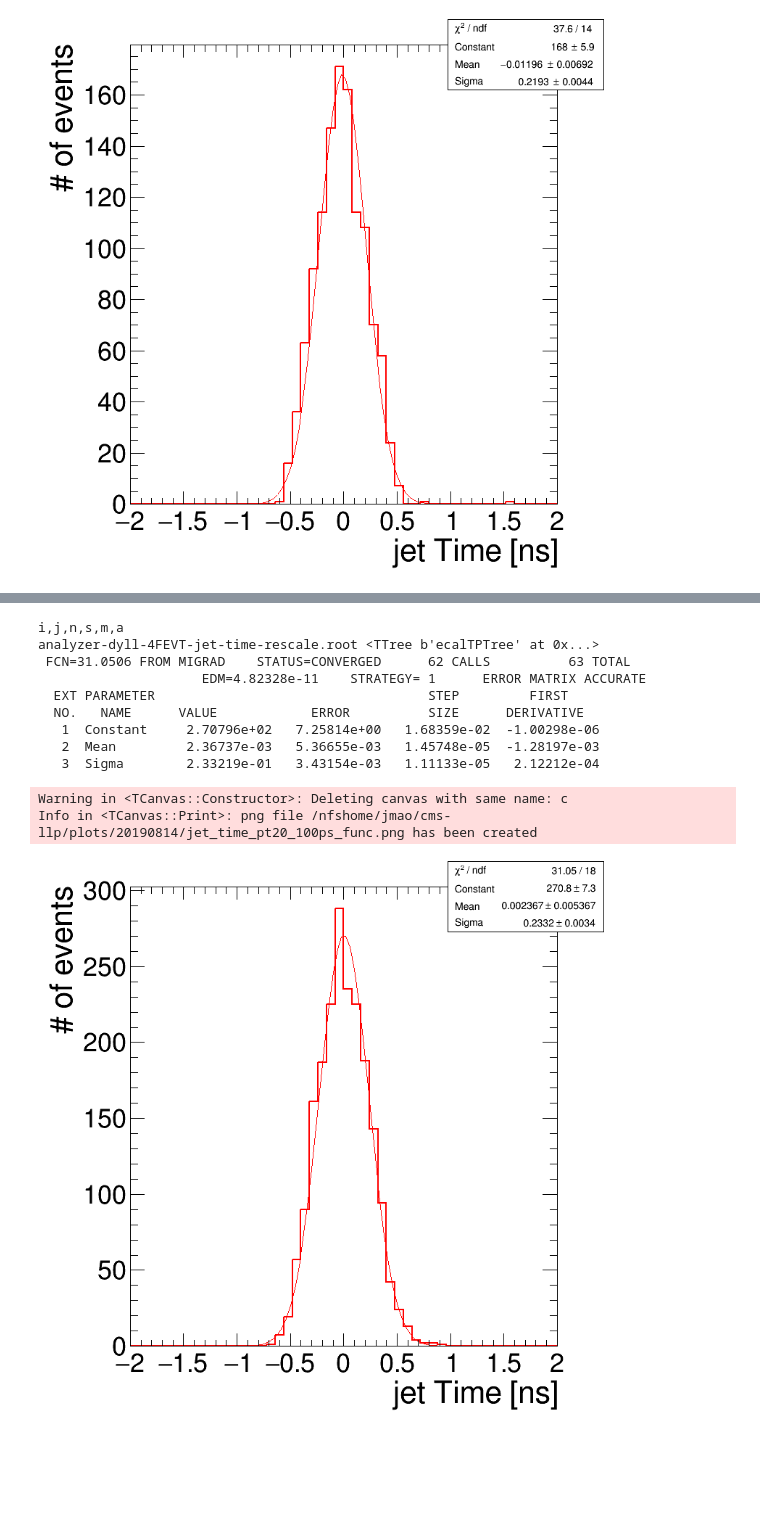
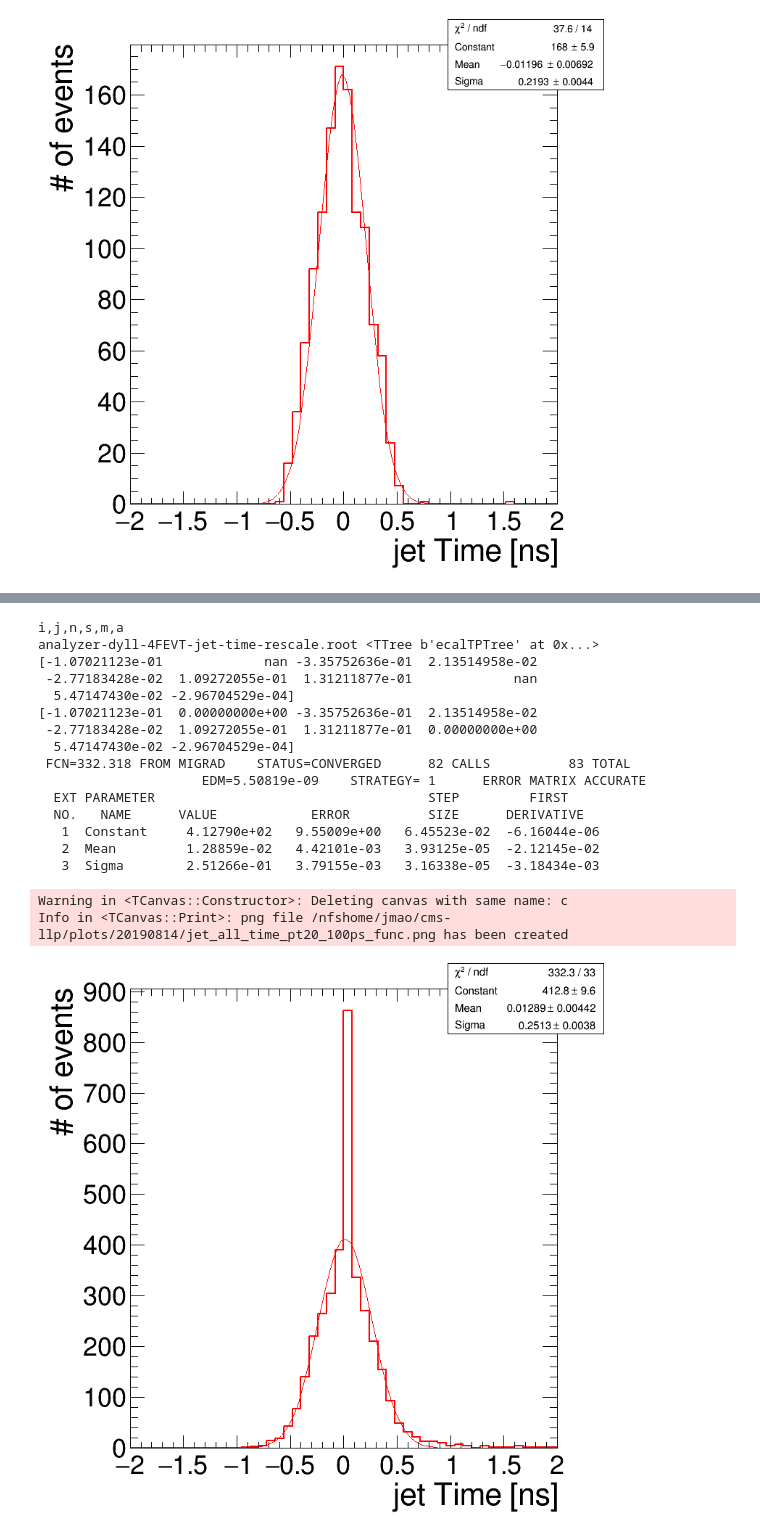
Before and after one commit to cms-lpc-llp/delayed_jet_analyzer, a Jupyter notebook: plot_scripts/ecal_timing/l1_tp/RealVarTTbar_TP_debug.ipynb, the cells around one changed output, grey strips where cells are left out. Cells and saved outputs as stored; diff of their text form; code cells hidden in the pictures; blank space fills up the shorter version.

```diff
--- a/plot_scripts/ecal_timing/l1_tp/RealVarTTbar_TP_debug.ipynb
+++ b/plot_scripts/ecal_timing/l1_tp/RealVarTTbar_TP_debug.ipynb
@@ -6469,7 +6825,7 @@ for k,v in tree.items():
     print(k,v)
 
 
-    jet_t5 = v['gak4JetNoNuTime_t'].array()
+    jet_t5 = v['gak4JetNoNuTime_t_60ps'].array()
     jet_eta = v['gak4JetNoNuEta'].array()
     jet_e = v['gak4JetNoNuPt'].array()
     jet_t = v['gak4JetNoNuTime'].array()
@@ -6477,7 +6833,7 @@ for k,v in tree.items():
 
 
     basic_string = np.logical_and(jet_t>-666, jet_e>20)
-    basic1_string = np.logical_and(abs(jet_eta)<1.4,jet_Esum_t>5)
+    basic1_string = np.logical_and(abs(jet_eta)<1.4,1)
     basic2_string = np.logical_and(basic_string,basic1_string)
 
     tp1 = jet_t5[basic2_string]
@@ -6507,7 +6863,7 @@ for k,v in tree.items():
 c.SetRightMargin(0.1)
 c.Update()
 c.Draw()
-c.SaveAs(out_dir+'jet_time_pt20.png')
+c.SaveAs(out_dir+'jet_time_pt20_60ps.png')
 # c.SaveAs(out_dir+'pi0_tof_same_direction.png')
 # %% [output]
 i,j,n,s,m,a
@@ -6537,7 +6894,7 @@ for k,v in tree.items():
     print(k,v)
 
 
-    jet_t5 = v['gak4JetNoNuTime_t_60ps'].array()
+    jet_t5 = v['gak4JetNoNuTime_t_100ps'].array()
     jet_eta = v['gak4JetNoNuEta'].array()
     jet_e = v['gak4JetNoNuPt'].array()
     jet_t = v['gak4JetNoNuTime'].array()
@@ -6545,7 +6902,7 @@ for k,v in tree.items():
 
 
     basic_string = np.logical_and(jet_t>-666, jet_e>20)
-    basic1_string = np.logical_and(abs(jet_eta)<1.4,jet_Esum_t>5)
+    basic1_string = np.logical_and(abs(jet_eta)<1.4,1)
     basic2_string = np.logical_and(basic_string,basic1_string)
 
     tp1 = jet_t5[basic2_string]
@@ -6575,7 +6932,7 @@ for k,v in tree.items():
 c.SetRightMargin(0.1)
 c.Update()
 c.Draw()
-c.SaveAs(out_dir+'jet_time_pt20_60ps.png')
+c.SaveAs(out_dir+'jet_time_pt20_100ps.png')
 # c.SaveAs(out_dir+'pi0_tof_same_direction.png')
 # %% [output]
 i,j,n,s,m,a
@@ -6606,7 +6963,7 @@ for k,v in tree.items():
     print(k,v)
 
 
-    jet_t5 = v['gak4JetNoNuTime_t_100ps'].array()
+    jet_t5 = v['gak4JetNoNuTime_t_60ps_func'].array()
     jet_eta = v['gak4JetNoNuEta'].array()
     jet_e = v['gak4JetNoNuPt'].array()
     jet_t = v['gak4JetNoNuTime'].array()
@@ -6614,7 +6971,7 @@ for k,v in tree.items():
 
 
     basic_string = np.logical_and(jet_t>-666, jet_e>20)
-    basic1_string = np.logical_and(abs(jet_eta)<1.4,jet_Esum_t>5)
+    basic1_string = np.logical_and(abs(jet_eta)<1.4,1)
     basic2_string = np.logical_and(basic_string,basic1_string)
 
     tp1 = jet_t5[basic2_string]
@@ -6644,7 +7001,7 @@ for k,v in tree.items():
 c.SetRightMargin(0.1)
 c.Update()
 c.Draw()
-c.SaveAs(out_dir+'jet_time_pt20_100ps.png')
+c.SaveAs(out_dir+'jet_time_pt20_60ps_func.png')
 # c.SaveAs(out_dir+'pi0_tof_same_direction.png')
 # %% [output]
 i,j,n,s,m,a
@@ -6675,7 +7032,7 @@ for k,v in tree.items():
     print(k,v)
 
 
-    jet_t5 = v['gak4JetNoNuTime_t_60ps_func'].array()
+    jet_t5 = v['gak4JetNoNuTime_t_100ps_func'].array()
     jet_eta = v['gak4JetNoNuEta'].array()
     jet_e = v['gak4JetNoNuPt'].array()
     jet_t = v['gak4JetNoNuTime'].array()
@@ -6683,7 +7040,7 @@ for k,v in tree.items():
 
 
     basic_string = np.logical_and(jet_t>-666, jet_e>20)
-    basic1_string = np.logical_and(abs(jet_eta)<1.4,jet_Esum_t>5)
+    basic1_string = np.logical_and(abs(jet_eta)<1.4,1)
     basic2_string = np.logical_and(basic_string,basic1_string)
 
     tp1 = jet_t5[basic2_string]
@@ -6713,7 +7070,7 @@ for k,v in tree.items():
 c.SetRightMargin(0.1)
 c.Update()
 c.Draw()
-c.SaveAs(out_dir+'jet_time_pt20_60ps_func.png')
+c.SaveAs(out_dir+'jet_time_pt20_100ps_func.png')
 # c.SaveAs(out_dir+'pi0_tof_same_direction.png')
 # %% [output]
 i,j,n,s,m,a
@@ -6751,49 +7829,62 @@ for k,v in tree.items():
     jet_Esum_t = v['gak4JetNoNuEsum_t'].array()
 
 
-    basic_string = np.logical_and(jet_t>-666, jet_e>20)
-    basic1_string = np.logical_and(abs(jet_eta)<1.4,jet_Esum_t>5)
+    basic_string = np.logical_and(1, jet_e>20)
+    basic1_string = np.logical_and(abs(jet_eta)<1.4,1)
     basic2_string = np.logical_and(basic_string,basic1_string)
 
     tp1 = jet_t5[basic2_string]
 
     tp = tp1.flatten()
+
+    print(tp[0:10])
+
+    tp_all = np.nan_to_num(tp)
+
+    print(tp_all[0:10])
+
 
 #     SmearTime = np.random.normal(0,1.,len(tp))
 #     print('smear time',SmearTime[0],SmearTime[1],SmearTime[2])
 #     NewTime = [x+y for x,y in zip(tp, SmearTime)]
 #     print('new time',NewTime[0],NewTime[1],NewTime[2])
 
 
 #     ht0 = create_TH1D( NewTime, axis_title=['t [ns]', '# of events'], name="", binning=[50,-5,5])
-    ht0 = create_TH1D( tp, axis_title=['jet Time [ns]', '# of events'], name="", binning=[50,-2,2])
+    ht0 = create_TH1D( tp_all, axis_title=['jet Time [ns]', '# of events'], name="", binning=[50,-2,2])
     ht0.SetLineColor(std_color_list[i+1])
     ht0.SetMarkerColor(std_color_list[i+1])
 
 #     ht0.Draw('')
     ht0.DrawNormalized('')
     ht0.Fit('gaus')
 
     i += 1
 
 # leg.Draw()
 
 # c.SetLogy()
 c.SetRightMargin(0.1)
 c.Update()
 c.Draw()
-c.SaveAs(out_dir+'jet_time_pt20_100ps_func.png')
+c.SaveAs(out_dir+'jet_all_time_pt20_100ps_func.png')
 # c.SaveAs(out_dir+'pi0_tof_same_direction.png')
 # %% [output]
 i,j,n,s,m,a
 analyzer-dyll-4FEVT-jet-time-rescale.root <TTree b'ecalTPTree' at 0x...>
- FCN=31.0506 FROM MIGRAD    STATUS=CONVERGED      62 CALLS          63 TOTAL
-                     EDM=4.82328e-11    STRATEGY= 1      ERROR MATRIX ACCURATE
+[-1.07021123e-01             nan -3.35752636e-01  2.13514958e-02
+ -2.77183428e-02  1.09272055e-01  1.31211877e-01             nan
+  5.47147430e-02 -2.96704529e-04]
+[-1.07021123e-01  0.00000000e+00 -3.35752636e-01  2.13514958e-02
+ -2.77183428e-02  1.09272055e-01  1.31211877e-01  0.00000000e+00
+  5.47147430e-02 -2.96704529e-04]
+ FCN=332.318 FROM MIGRAD    STATUS=CONVERGED      82 CALLS          83 TOTAL
+                     EDM=5.50819e-09    STRATEGY= 1      ERROR MATRIX ACCURATE
   EXT PARAMETER                                   STEP         FIRST
   NO.   NAME      VALUE            ERROR          SIZE      DERIVATIVE
-   1  Constant     2.70796e+02   7.25814e+00   1.68359e-02  -1.00298e-06
-   2  Mean         2.36737e-03   5.36655e-03   1.45748e-05  -1.28197e-03
-   3  Sigma        2.33219e-01   3.43154e-03   1.11133e-05   2.12212e-04
+   1  Constant     4.12790e+02   9.55009e+00   6.45523e-02  -6.16044e-06
+   2  Mean         1.28859e-02   4.42101e-03   3.93125e-05  -2.12145e-02
+   3  Sigma        2.51266e-01   3.79155e-03   3.16338e-05  -3.18434e-03
 Warning in <TCanvas::Constructor>: Deleting canvas with same name: c
-Info in <TCanvas::Print>: png file /nfshome/jmao/cms-llp/plots/20190814/jet_time_pt20_100ps_func.png has been created
+Info in <TCanvas::Print>: png file /nfshome/jmao/cms-llp/plots/20190814/jet_all_time_pt20_100ps_func.png has been created
-[figure, old version]
+[figure, new version]
```
Also changed, not shown: parts of 25 cells of this notebook.
